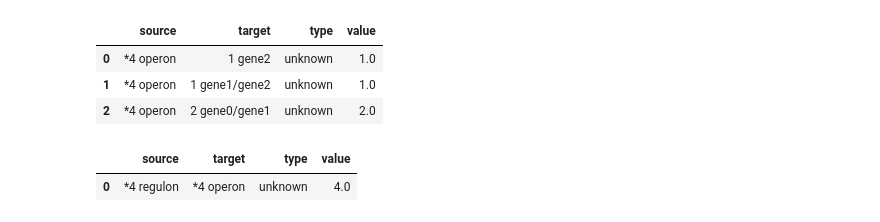
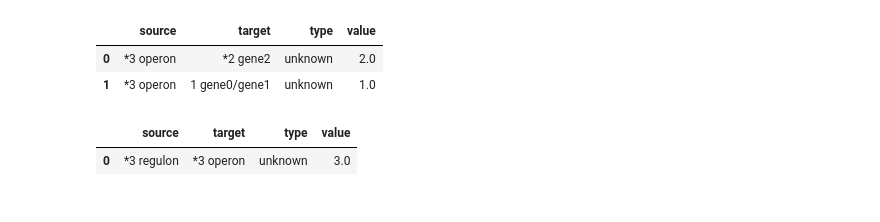
Before and after one commit to Aletechdev/ava, a Jupyter notebook: mutflow_example_figure.ipynb, the cells around one changed output. Saved outputs shown, nothing was run; the diff lists cells and outputs as text; code cells hidden in the pictures.

```diff
--- a/mutflow_example_figure.ipynb
+++ b/mutflow_example_figure.ipynb
@@ -93,54 +66,45 @@ flow2_df
-# %%
-flow3_df = pd.DataFrame()
-
-# muts to operon features
-flow3_df = flow3_df.append(
-    {
-        "target": "1 gene2",
-        "source": "*4 operon",
-        "type": "unknown",
-        "value": 1.0
-    },
-    ignore_index=True)
-flow3_df = flow3_df.append(
-    {
-        "target": "1 gene1/gene2",
-        "source": "*4 operon",
-        "type": "unknown",
-        "value": 1.0
-    },
-    ignore_index=True)
-flow3_df = flow3_df.append(
-    {
-        "target": "2 gene0/gene1",
-        "source": "*4 operon",
-        "type": "unknown",
-        "value": 2.0
-    },
-    ignore_index=True)
-
-flow3_df
-# %% [output]
-|  | source | target | type | value |
-| 0 | *4 operon | 1 gene2 | unknown | 1.0 |
-| 1 | *4 operon | 1 gene1/gene2 | unknown | 1.0 |
-| 2 | *4 operon | 2 gene0/gene1 | unknown | 2.0 |
+# %%
+flow3_df = pd.DataFrame()
+
+# muts to operon features
+flow3_df = flow3_df.append(
+    {
+        "target": "*2 gene2",
+        "source": "*3 operon",
+        "type": "unknown",
+        "value": 2.0
+    },
+    ignore_index=True)
+flow3_df = flow3_df.append(
+    {
+        "target": "1 gene0/gene1",
+        "source": "*3 operon",
+        "type": "unknown",
+        "value": 1.0
+    },
+    ignore_index=True)
+
+flow3_df
+# %% [output]
+|  | source | target | type | value |
+| 0 | *3 operon | *2 gene2 | unknown | 2.0 |
+| 1 | *3 operon | 1 gene0/gene1 | unknown | 1.0 |
 # %%
 flow4_df = pd.DataFrame()
 
 # muts to regulon features
 flow4_df = flow4_df.append(
     {
-        "target": "*4 operon",
-        "source": "*4 regulon",
+        "target": "*3 operon",
+        "source": "*3 regulon",
         "type": "unknown",
-        "value": 4.0
+        "value": 3.0
     },
     ignore_index=True)
 flow4_df
 # %% [output]
 |  | source | target | type | value |
-| 0 | *4 regulon | *4 operon | unknown | 4.0 |
+| 0 | *3 regulon | *3 operon | unknown | 3.0 |
 # %%
 flow_df = pd.DataFrame()
 flow_df = flow_df.append(flow1_df)
```
Also changed, not shown: parts of 5 cells of this notebook, 1 other file.
